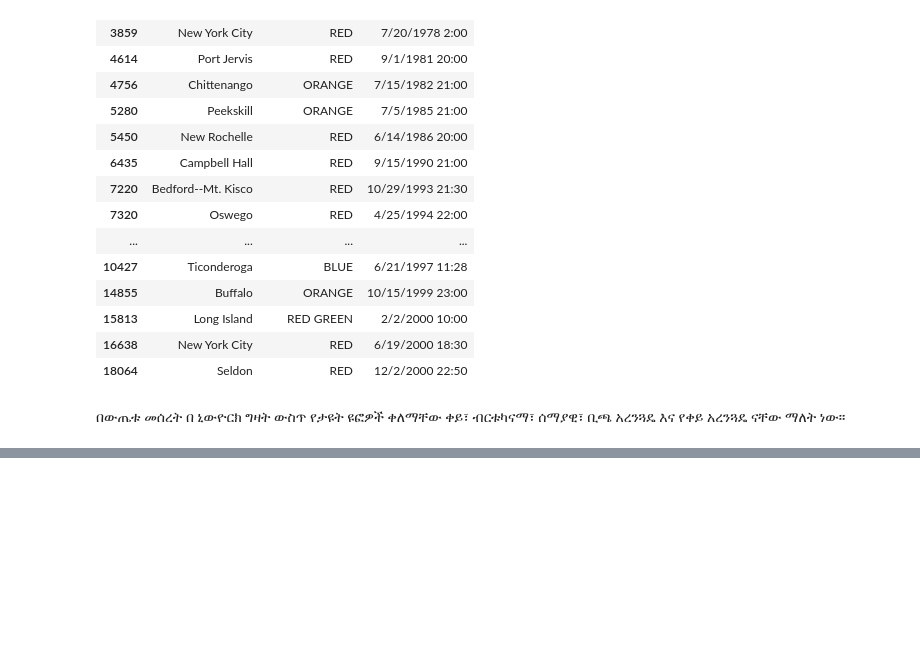
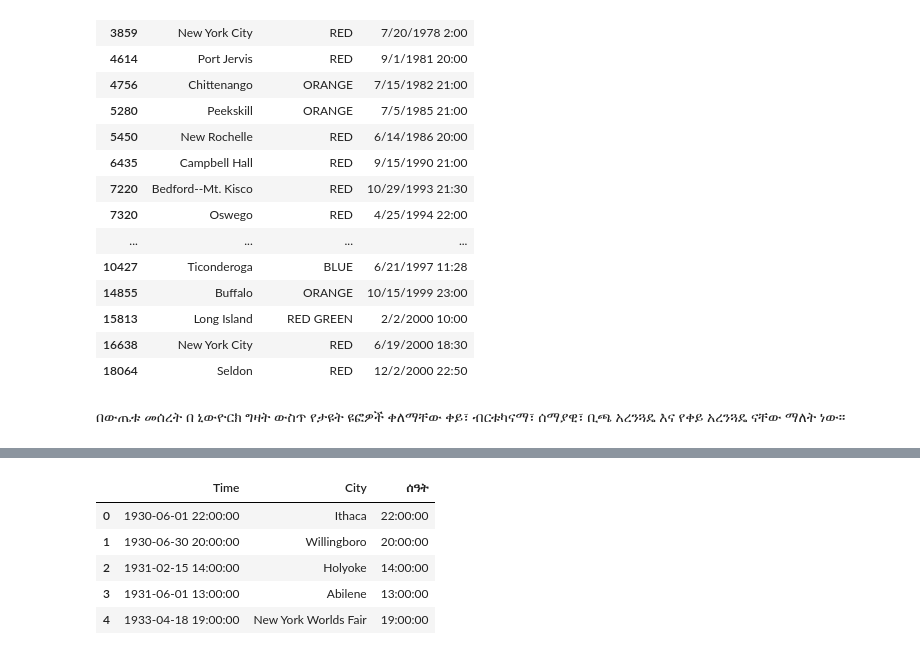
Before and after one commit to ttedla/beautiful-pandas, a Jupyter notebook: pandas_03.ipynb, the cells around one changed output, grey strips where cells are left out. Cells and saved outputs as stored; diff of their text form; code cells hidden in the pictures; blank space fills up the shorter version.

```diff
--- a/pandas_03.ipynb
+++ b/pandas_03.ipynb
@@ -147,0 +211,9 @@ import pandas as pd
+# %%
+ዳታ_ፍሬም.loc[0:4, ['Time', 'City', 'ሰዓት']]
+# %% [output]
+|  | Time | City | ሰዓት |
+| 0 | 1930-06-01 22:00:00 | Ithaca | 22:00:00 |
+| 1 | 1930-06-30 20:00:00 | Willingboro | 20:00:00 |
+| 2 | 1931-02-15 14:00:00 | Holyoke | 14:00:00 |
+| 3 | 1931-06-01 13:00:00 | Abilene | 13:00:00 |
+| 4 | 1933-04-18 19:00:00 | New York Worlds Fair | 19:00:00 |
```
Also changed, not shown: parts of 12 cells of this notebook, 1 other file.
